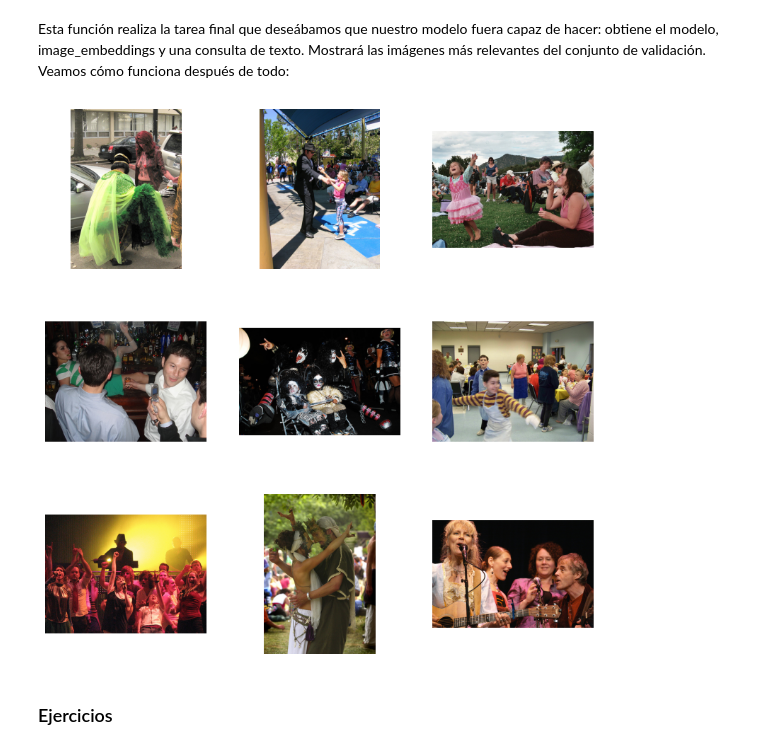
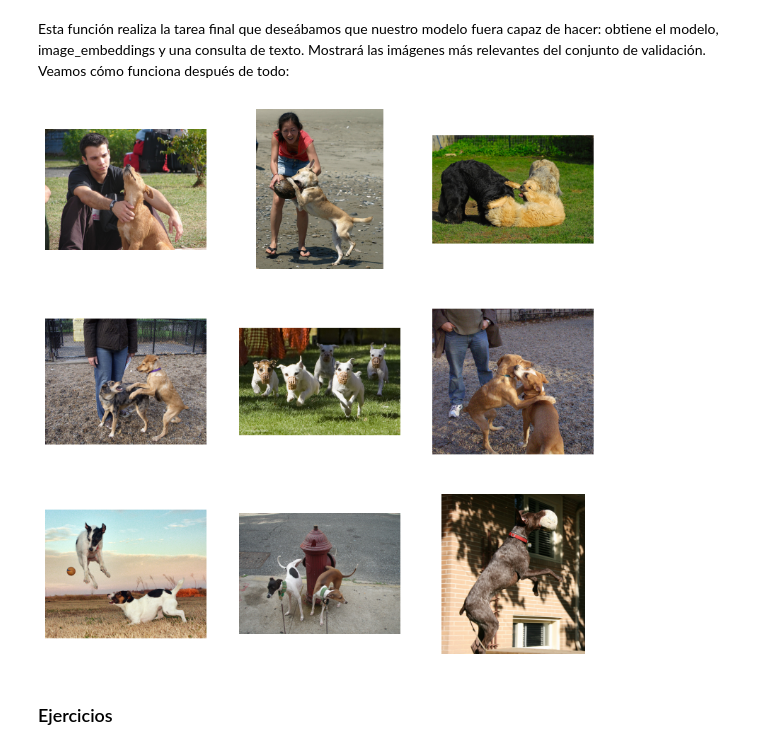
Before and after one commit to contepablod/DLS_Bourbaki, a Jupyter notebook: Semana6/CLIP_Implementation.ipynb, the cells around one changed output. Drawn from its saved outputs; the diff is of its cells as text; code cells hidden in the pictures.

```diff
--- a/Semana6/CLIP_Implementation.ipynb
+++ b/Semana6/CLIP_Implementation.ipynb
@@ -110,12 +110,12 @@ class CFG:
     # Training Parameters
     batch_size: int = 16
     num_workers: int = 0
-    epochs: int = 10
+    epochs: int = 5
 
     # Learning Rates
     head_lr: float = 1e-3
-    image_encoder_lr: float = 1e-4
-    text_encoder_lr: float = 1e-5
+    image_encoder_lr: float = 1e-5
+    text_encoder_lr: float = 1e-4
     weight_decay: float = 1e-3
 
     # Early Stopping
@@ -136,8 +136,8 @@ class CFG:
 
     # Projection Head Configuration
     num_projection_layers: int = 1
-    projection_dim: int = 256
-    dropout: float = 0.1
+    projection_dim: int = 512
+    dropout: float = 0.2
 
     # Device Configuration
     # device: torch.device = field(
@@ -586,8 +581,9 @@ def get_image_embeddings(valid_df, model_path):
     valid_image_embeddings = []
     with torch.no_grad():
         for batch in tqdm(valid_loader):
-            image_features = model.image_encoder(batch["image"].to(CFG.device))
-            image_embeddings = model.image_projection(image_features)
+            with autocast():
+                image_features = model.image_encoder(batch["image"].to(CFG.device))
+                image_embeddings = model.image_projection(image_features)
             valid_image_embeddings.append(image_embeddings)
     return model, torch.cat(valid_image_embeddings)
 # %%
@@ -629,13 +625,13 @@ def find_matches(model, image_embeddings, query, image_filenames, n=9):
 # %%
 find_matches(
     model,
     image_embeddings,
-    query="young people dancing in a party",
+    query="dogs playing",
     image_filenames=valid_df["image"].values,
     n=9,
 )
 # %% [output]
-[figure, old version]
+[figure, new version]
 # %% [markdown]
 ###  Ejercicios
 # %% [markdown]
```
Also changed, not shown: parts of 3 cells of this notebook.
